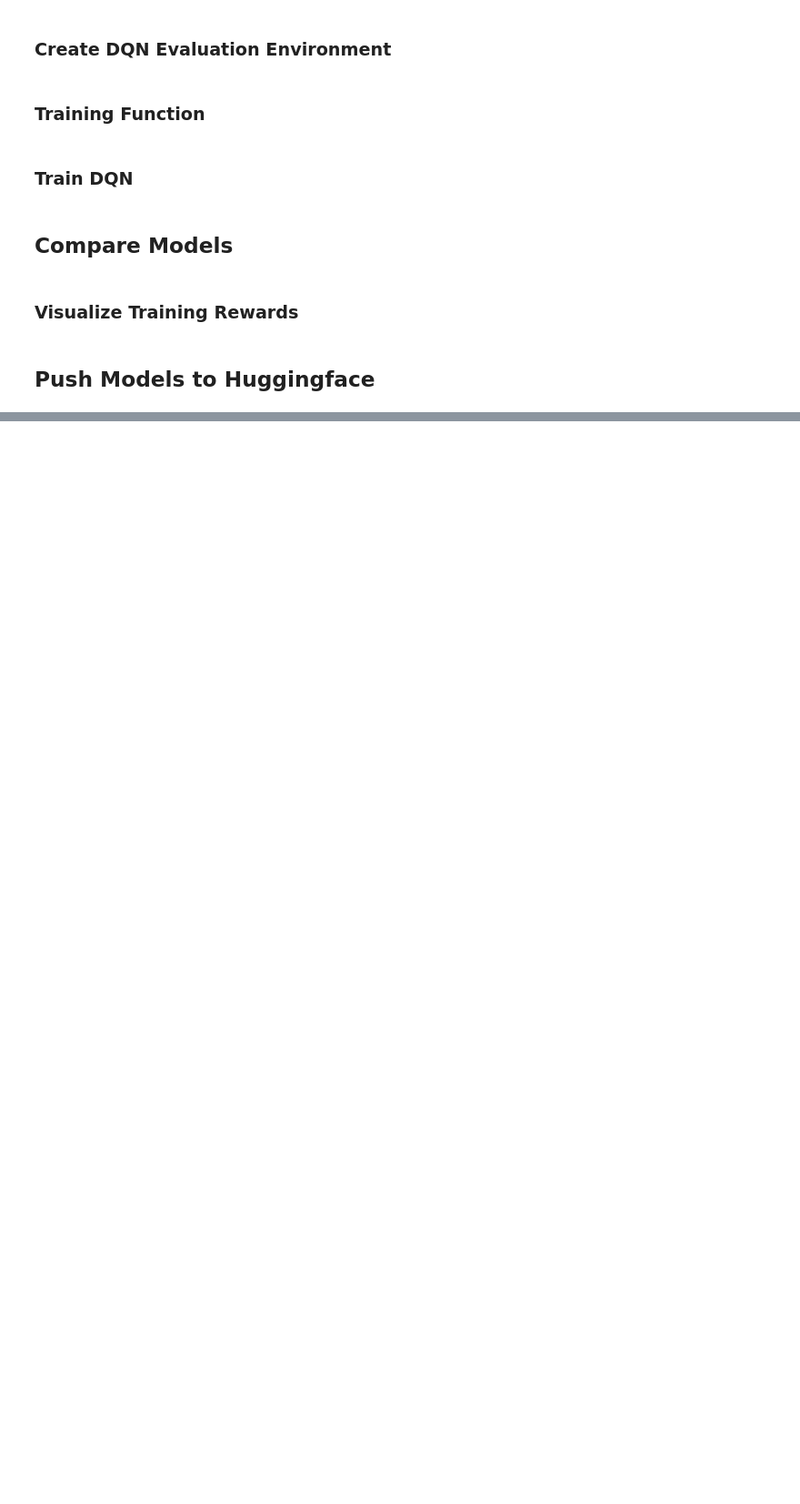
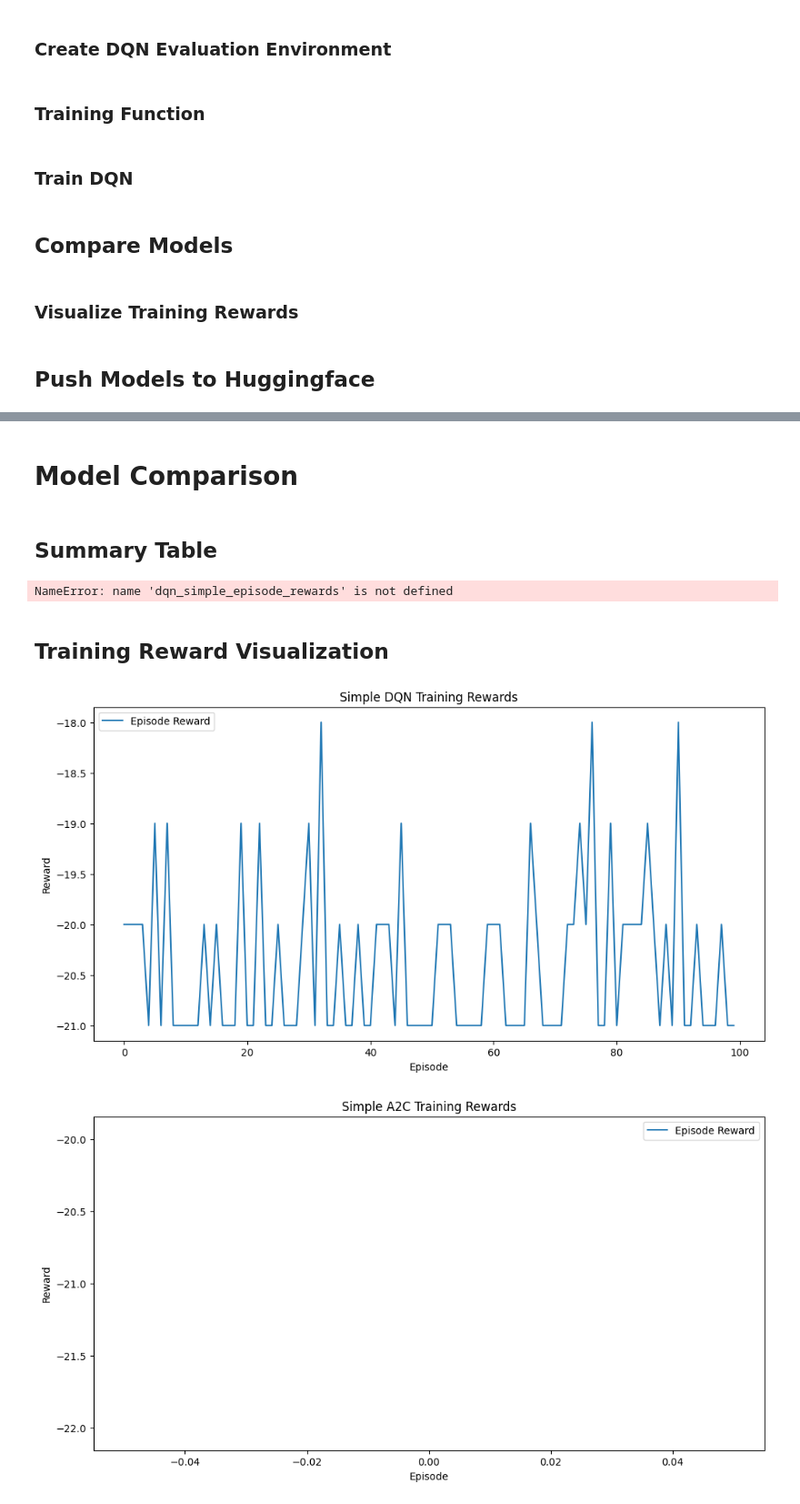
Before and after one commit to MaxiStahl1992/rl-pong, a Jupyter notebook: RL_Pong.ipynb, the cells around one changed output, grey strips where cells are left out. Shown: that part at 91% size. Cells and saved outputs as stored; diff of their text form; code cells hidden in the pictures; blank space fills up the shorter version.

```diff
--- a/RL_Pong.ipynb
+++ b/RL_Pong.ipynb
@@ -273,0 +485,3 @@ push_model_to_hf(dqn_model, "dqn", "DQN", env_id, "maxstahl/dqn-pongv5", eval_en
+# %%
+num_episodes = 100
+ppo_simple_model, ppo_simple_episode_rewards, ppo_simple_training_time = train_ppo(env_simple, num_steps=num_episodes, device=device)
@@ -273,0 +651,3 @@ push_model_to_hf(dqn_model, "dqn", "DQN", env_id, "maxstahl/dqn-pongv5", eval_en
+# %%
+num_steps = 100
+a2c_simple_model, a2c_simple_episode_rewards, a2c_simple_training_time = train_a2c(env_simple, num_steps, device)
@@ -273,0 +753,10 @@ push_model_to_hf(dqn_model, "dqn", "DQN", env_id, "maxstahl/dqn-pongv5", eval_en
+# %%
+def select_action(state, epsilon, n_actions, policy_net, device):
+  if random.random() > epsilon:
+    with torch.no_grad():
+      state = torch.tensor(state, device=device).unsqueeze(0)
+      q_values = policy_net(state)
+      action = q_values.argmax().item()
+  else:
+    action = random.randrange(n_actions)
+  return action
@@ -273,0 +856,3 @@ push_model_to_hf(dqn_model, "dqn", "DQN", env_id, "maxstahl/dqn-pongv5", eval_en
+# %%
+num_episodes = 100
+dqn_simple_policy_net, dqn_simple_episode_rewards, dqn_simple_training_time = train_dqn(env_simple, num_episodes, device)
@@ -273,0 +884,36 @@ push_model_to_hf(dqn_model, "dqn", "DQN", env_id, "maxstahl/dqn-pongv5", eval_en
+# %% [markdown]
+# Model Comparison
+# %% [markdown]
+## Summary Table
+# %%
+data = {
+    'Algorithm': ['DQN', 'A2C', 'PPO'],
+    'Mean Reward': [np.mean(dqn_simple_episode_rewards[-10:]), np.mean(a2c_simple_episode_rewards[-10:]), np.mean(ppo_simple_episode_rewards[-10:])],
+    'Std Reward': [np.std(dqn_simple_episode_rewards[-10:]), np.std(a2c_simple_episode_rewards[-10:]), np.std(ppo_simple_episode_rewards[-10:])],
+    'Training Time (s)': [dqn_simple_training_time, a2c_simple_training_time, ppo_simple_training_time]
+}
+
+print(a2c_simple_episode_rewards[-10:])
+
+df = pd.DataFrame(data)
+print(df)
+# %% [output]
+NameError: name 'dqn_simple_episode_rewards' is not defined
+# %% [markdown]
+## Training Reward Visualization
+# %%
+def plot_rewards(rewards, algorithm_name):
+    plt.figure(figsize=(12, 6))
+    plt.plot(rewards, label='Episode Reward')
+    plt.title(f"{algorithm_name} Training Rewards")
+    plt.xlabel("Episode")
+    plt.ylabel("Reward")
+    plt.legend()
+    plt.show()
+
+# Plotting the rewards
+plot_rewards(dqn_simple_episode_rewards, "Simple DQN")
+plot_rewards(a2c_simple_episode_rewards, "Simple A2C")
+# %% [output]
+[figure, added]
+[figure, added]
```
Also changed, not shown: parts of 46 cells of this notebook.
